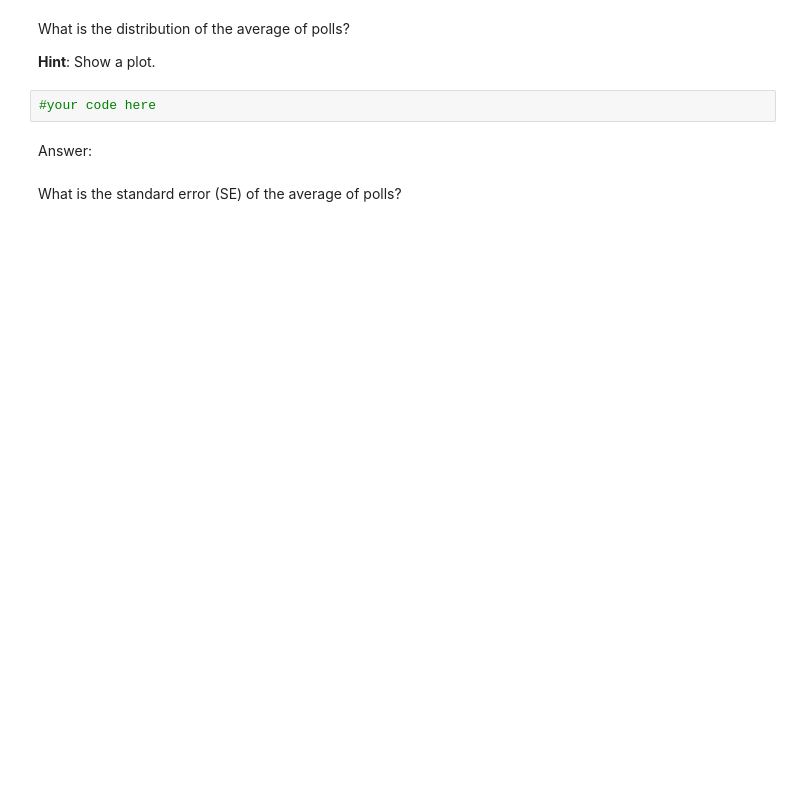
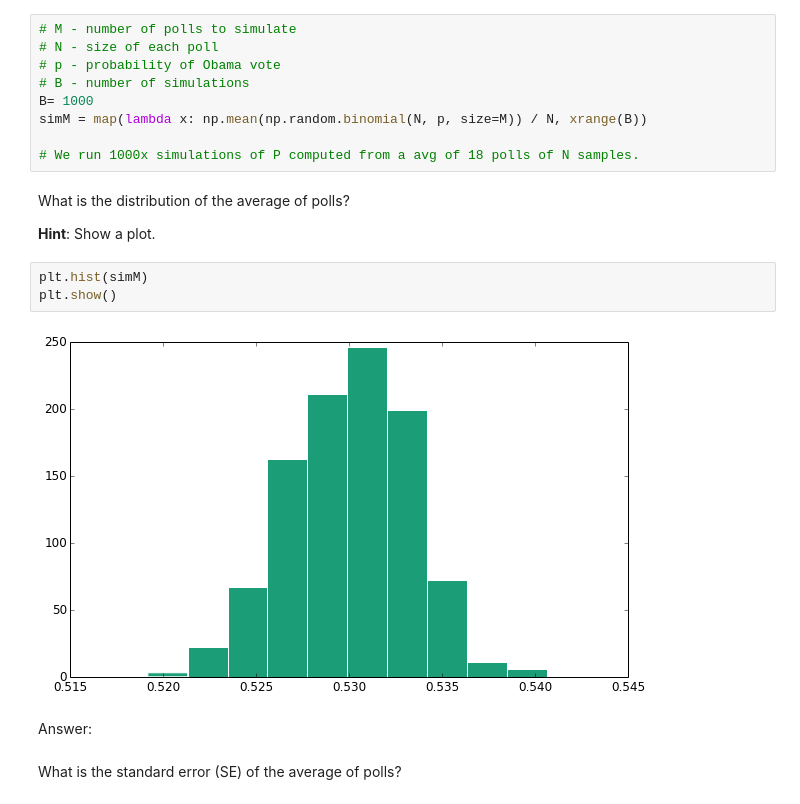
Before and after one commit to gaspaio/harvard-cs109-2014, a Jupyter notebook: homework-mine/HW2-mine.ipynb, the cells around one changed output. Saved outputs shown, nothing was run; the diff lists cells and outputs as text; blank space fills up the shorter version.

```diff
--- a/homework-mine/HW2-mine.ipynb
+++ b/homework-mine/HW2-mine.ipynb
@@ -304,9 +359,21 @@ Now suppose we run M polls where M is the number of polls that happened in Novem
+# %%
+# M - number of polls to simulate
+# N - size of each poll
+# p - probability of Obama vote
+# B - number of simulations
+B= 1000
+simM = map(lambda x: np.mean(np.random.binomial(N, p, size=M)) / N, xrange(B))
+
+# We run 1000x simulations of P computed from a avg of 18 polls of N samples.
 # %% [markdown]
 What is the distribution of the average of polls?
 
 **Hint**: Show a plot.
-# %%
-#your code here
+# %%
+plt.hist(simM)
+plt.show()
+# %% [output]
+[figure, added]
 # %% [markdown]
 Answer:
 # %% [markdown]
```
Also changed, not shown: parts of 46 cells of this notebook, 1 other file.
